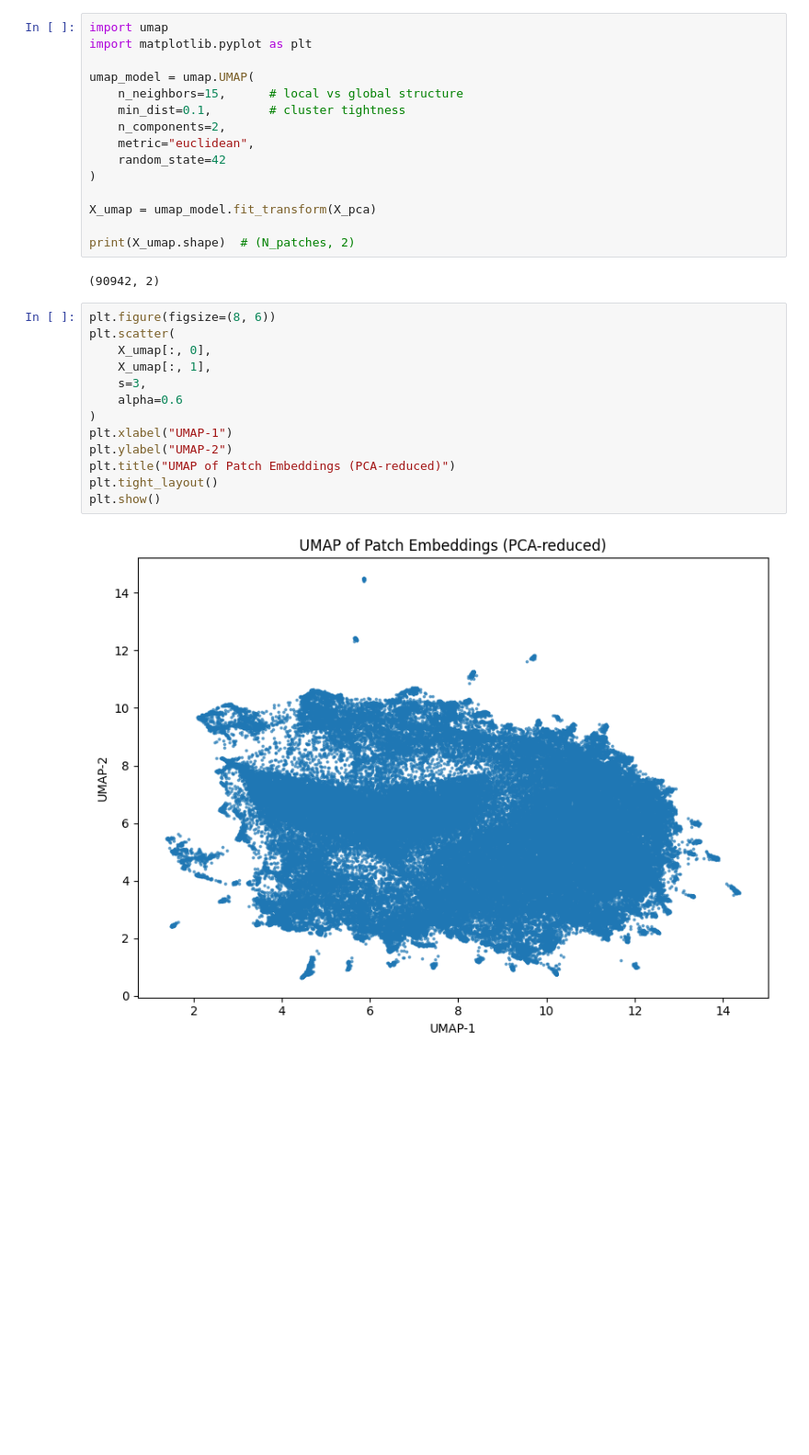
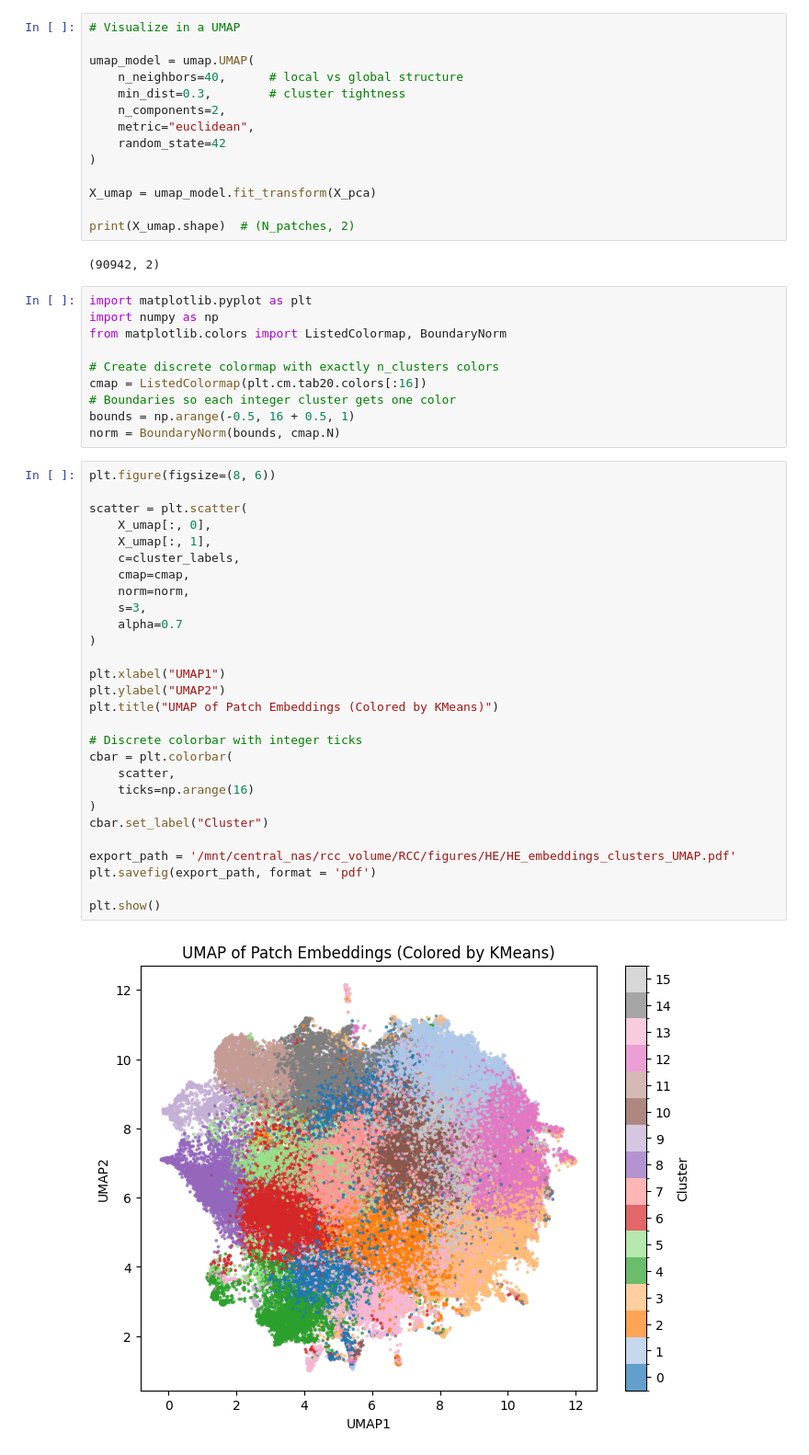
Before and after one commit to BodenmillerGroup/RCC_publication, a Jupyter notebook: HE/06_ClusterEmbeddings.ipynb, the cells around one changed output. Shown at 92% size. Drawn from its saved outputs; the diff is of its cells as text; blank space fills up the shorter version.

Commit message:
clean clus embeddings

```diff
--- a/HE/06_ClusterEmbeddings.ipynb
+++ b/HE/06_ClusterEmbeddings.ipynb
@@ -90,10 +111,9 @@ plt.show()
 # %%
-import umap
-import matplotlib.pyplot as plt
+# Visualize in a UMAP
 
 umap_model = umap.UMAP(
-    n_neighbors=15,      # local vs global structure
-    min_dist=0.1,        # cluster tightness
+    n_neighbors=40,      # local vs global structure
+    min_dist=0.3,        # cluster tightness
     n_components=2,
     metric="euclidean",
     random_state=42
@@ -104,18 +124,43 @@ X_umap = umap_model.fit_transform(X_pca)
 print(X_umap.shape)  # (N_patches, 2)
 # %% [output]
 (90942, 2)
+# %%
+import matplotlib.pyplot as plt
+import numpy as np
+from matplotlib.colors import ListedColormap, BoundaryNorm
+
+# Create discrete colormap with exactly n_clusters colors
+cmap = ListedColormap(plt.cm.tab20.colors[:16])
+# Boundaries so each integer cluster gets one color
+bounds = np.arange(-0.5, 16 + 0.5, 1)
+norm = BoundaryNorm(bounds, cmap.N)
 # %%
 plt.figure(figsize=(8, 6))
-plt.scatter(
+
+scatter = plt.scatter(
     X_umap[:, 0],
     X_umap[:, 1],
+    c=cluster_labels,
+    cmap=cmap,
+    norm=norm,
     s=3,
-    alpha=0.6
+    alpha=0.7
 )
-plt.xlabel("UMAP-1")
-plt.ylabel("UMAP-2")
-plt.title("UMAP of Patch Embeddings (PCA-reduced)")
-plt.tight_layout()
+
+plt.xlabel("UMAP1")
+plt.ylabel("UMAP2")
+plt.title("UMAP of Patch Embeddings (Colored by KMeans)")
+
+# Discrete colorbar with integer ticks
+cbar = plt.colorbar(
+    scatter,
+    ticks=np.arange(16)
+)
+cbar.set_label("Cluster")
+
+export_path = '/mnt/central_nas/rcc_volume/RCC/figures/HE/HE_embeddings_clusters_UMAP.pdf'
+plt.savefig(export_path, format = 'pdf')
+
 plt.show()
 # %% [output]
-[figure, old version]
+[figure, new version]
```
Also changed, not shown: parts of 27 cells of this notebook.
